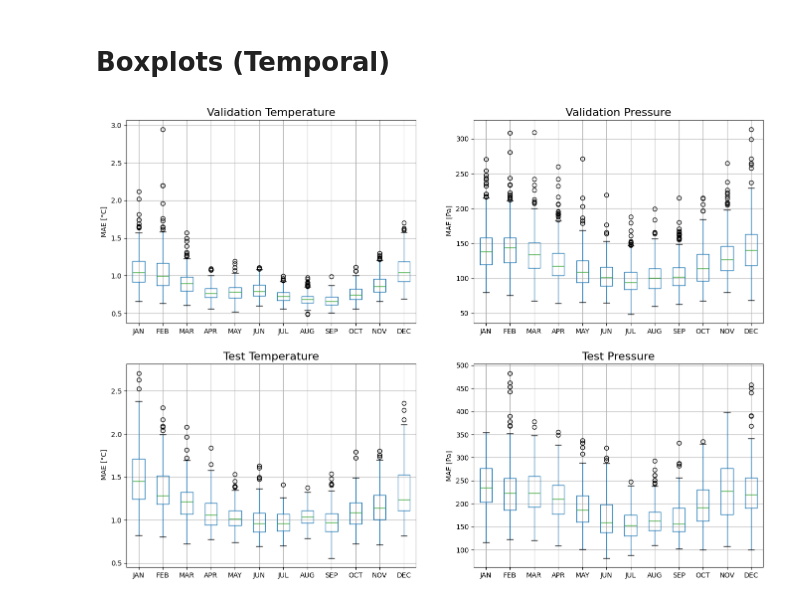
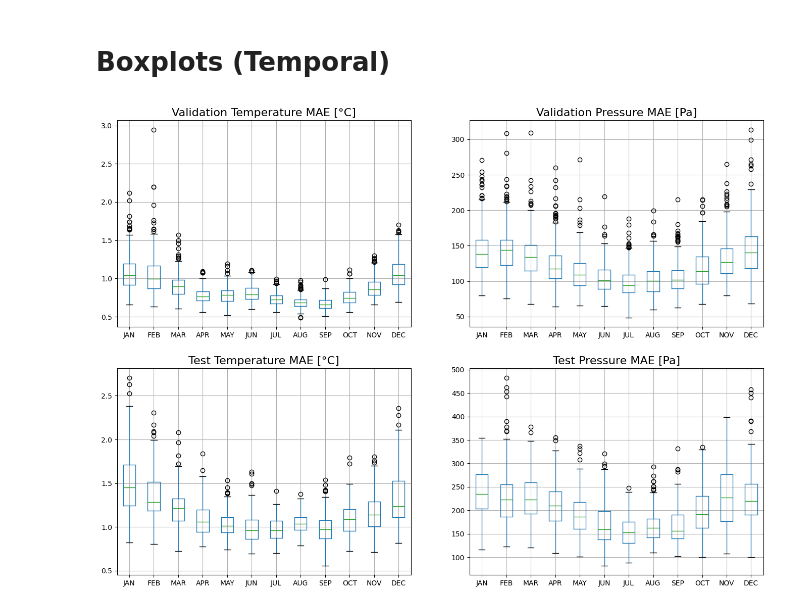
Before and after one commit to YannisSchmutz/WeRec3D, a Jupyter notebook: src/validation_on_test_set/compare_test_to_val.ipynb, the cells around one changed output. Saved outputs shown, nothing was run; the diff lists cells and outputs as text; code cells hidden in the pictures.

Commit message:
Uniform title / axes

```diff
--- a/src/validation_on_test_set/compare_test_to_val.ipynb
+++ b/src/validation_on_test_set/compare_test_to_val.ipynb
@@ -187,39 +187,39 @@ df_temporal_test = pd.DataFrame({
 # %%
 fig = plt.figure(figsize=(16, 12))
 
 # BOX PLOTS
 # Validation Temperature
 ax00 = fig.add_subplot(2, 2, 1)
 df_temporal_val.boxplot(column=['err_ta'], by='month', ax=ax00)
-ax00.set(xlabel="", ylabel='MAE [°C]')
+ax00.set(xlabel="", ylabel='')
 ax00.set_xticks([m+1 for m in range(12)], [MONTHS[i] for i in range(12)])
-ax00.set_title(f"Validation Temperature", fontsize=16)
+ax00.set_title(f"Validation Temperature MAE [°C]", fontsize=16)
 
 # Validation Pressure
 ax01 = fig.add_subplot(2, 2, 2)
 df_temporal_val.boxplot(column=['err_slp'], by='month', ax=ax01)
-ax01.set(xlabel="", ylabel=' MAE [Pa]')
+ax01.set(xlabel="", ylabel='')
 ax01.set_xticks([m+1 for m in range(12)], [MONTHS[i] for i in range(12)])
-ax01.set_title(f"Validation Pressure", fontsize=16)
+ax01.set_title(f"Validation Pressure MAE [Pa]", fontsize=16)
 
 # TEST Temperature
 ax10 = fig.add_subplot(2, 2, 3)
 df_temporal_test.boxplot(column=['err_ta'], by='month', ax=ax10)
-ax10.set(xlabel="", ylabel=' MAE [°C]')
+ax10.set(xlabel="", ylabel='')
 ax10.set_xticks([m+1 for m in range(12)], [MONTHS[i] for i in range(12)])
-ax10.set_title(f"Test Temperature", fontsize=16)
+ax10.set_title(f"Test Temperature MAE [°C]", fontsize=16)
 
 # Validation Pressure
 ax11 = fig.add_subplot(2, 2, 4)
 df_temporal_test.boxplot(column=['err_slp'], by='month', ax=ax11)
-ax11.set(xlabel="", ylabel='MAE [Pa]')
+ax11.set(xlabel="", ylabel='')
 ax11.set_xticks([m+1 for m in range(12)], [MONTHS[i] for i in range(12)])
-ax11.set_title(f"Test Pressure", fontsize=16)
+ax11.set_title(f"Test Pressure MAE [Pa]", fontsize=16)
 
 plt.suptitle('')
 
 plt.savefig(f"figures/val_test_temporal.png",
             bbox_inches='tight',
             pad_inches=0.1)
 # %% [output]
-[figure, old version]
+[figure, new version]
```
